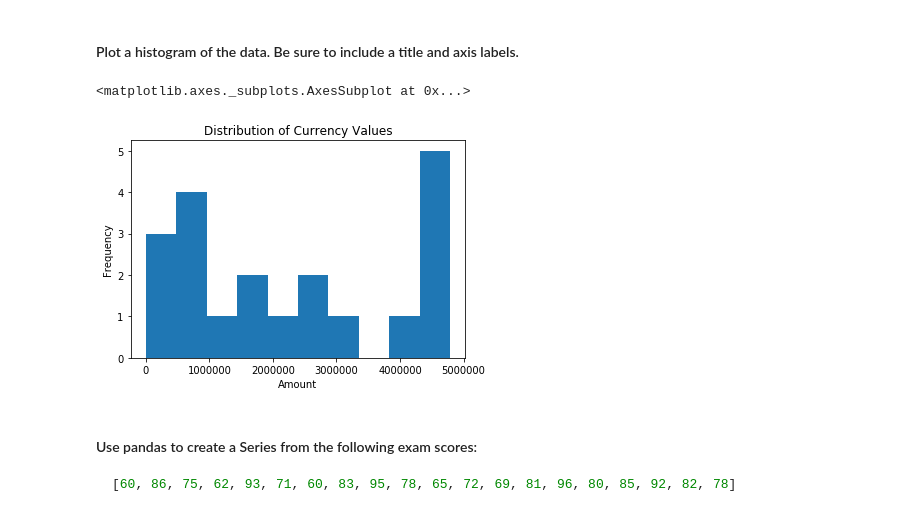
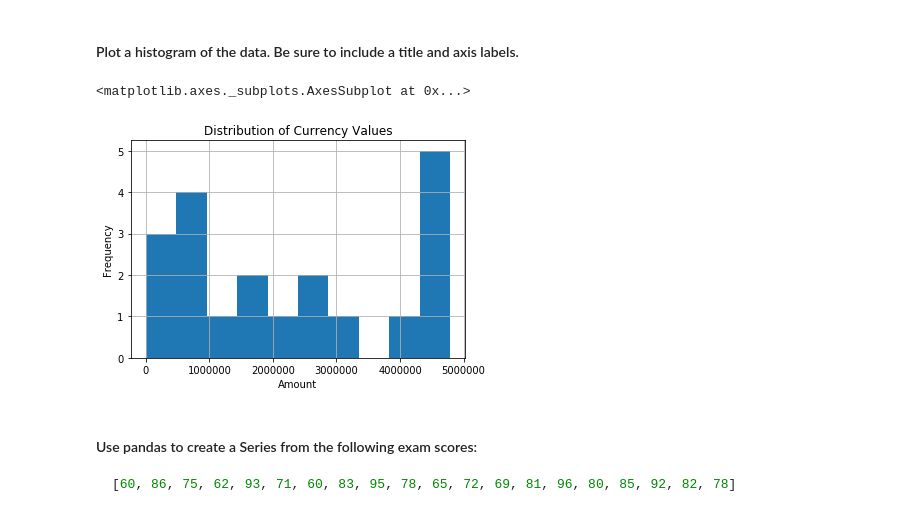
Before and after one commit to adam-gomez/numpy-pandas-visualization-exercises, a Jupyter notebook: pandas_series.ipynb, the cells around one changed output. Cells and saved outputs as stored; diff of their text form; code cells hidden in the pictures.

```diff
--- a/pandas_series.ipynb
+++ b/pandas_series.ipynb
@@ -445,10 +445,10 @@ import matplotlib.pyplot as plt
 # %%
 plt.title('Distribution of Currency Values')
 plt.xlabel('Amount')
-money_clean.plot.hist()
+money_clean.plot.hist(grid = True)
 # %% [output]
 <matplotlib.axes._subplots.AxesSubplot at 0x...>
-[figure, old version]
+[figure, new version]
 # %% [markdown]
 #### Use pandas to create a Series from the following exam scores:
 
```
Also changed, not shown: parts of 44 cells of this notebook.
